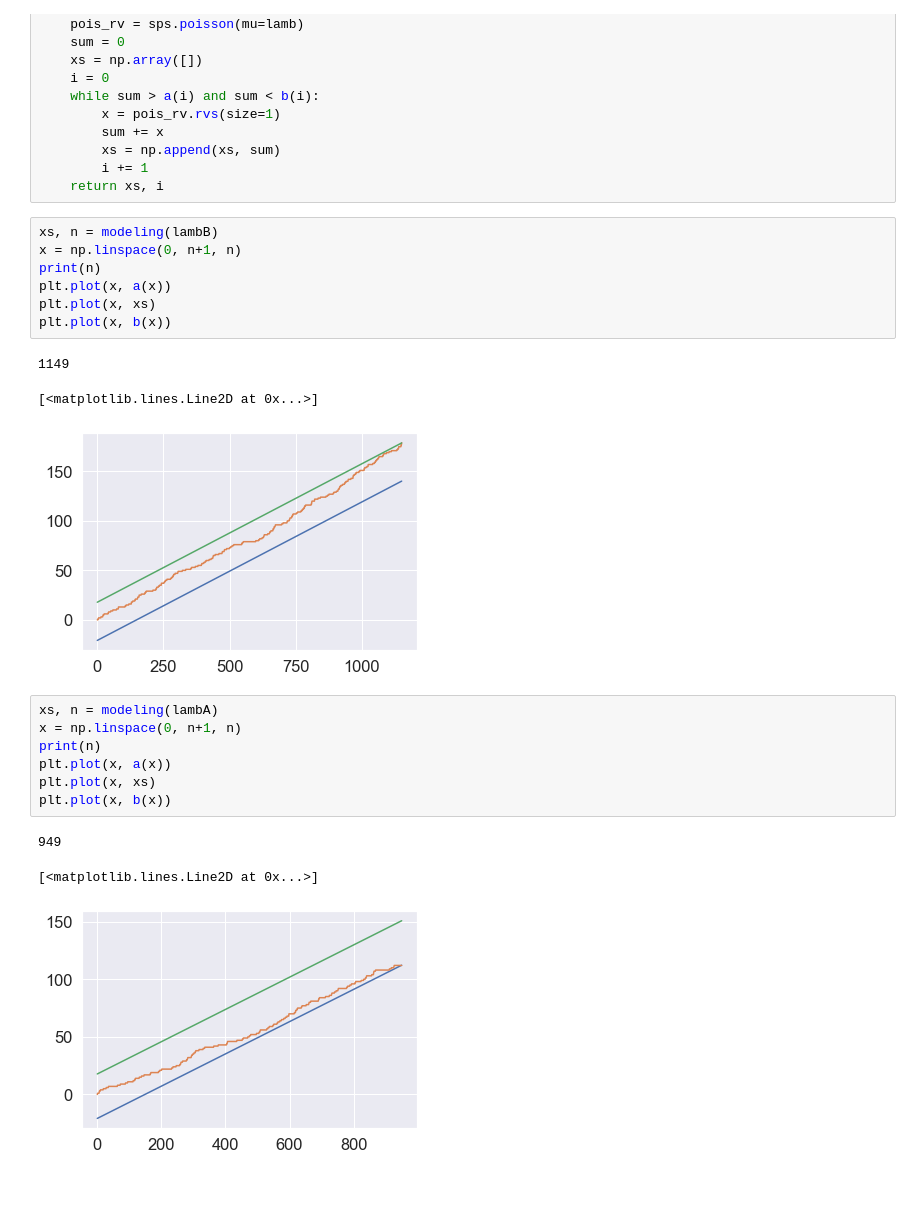
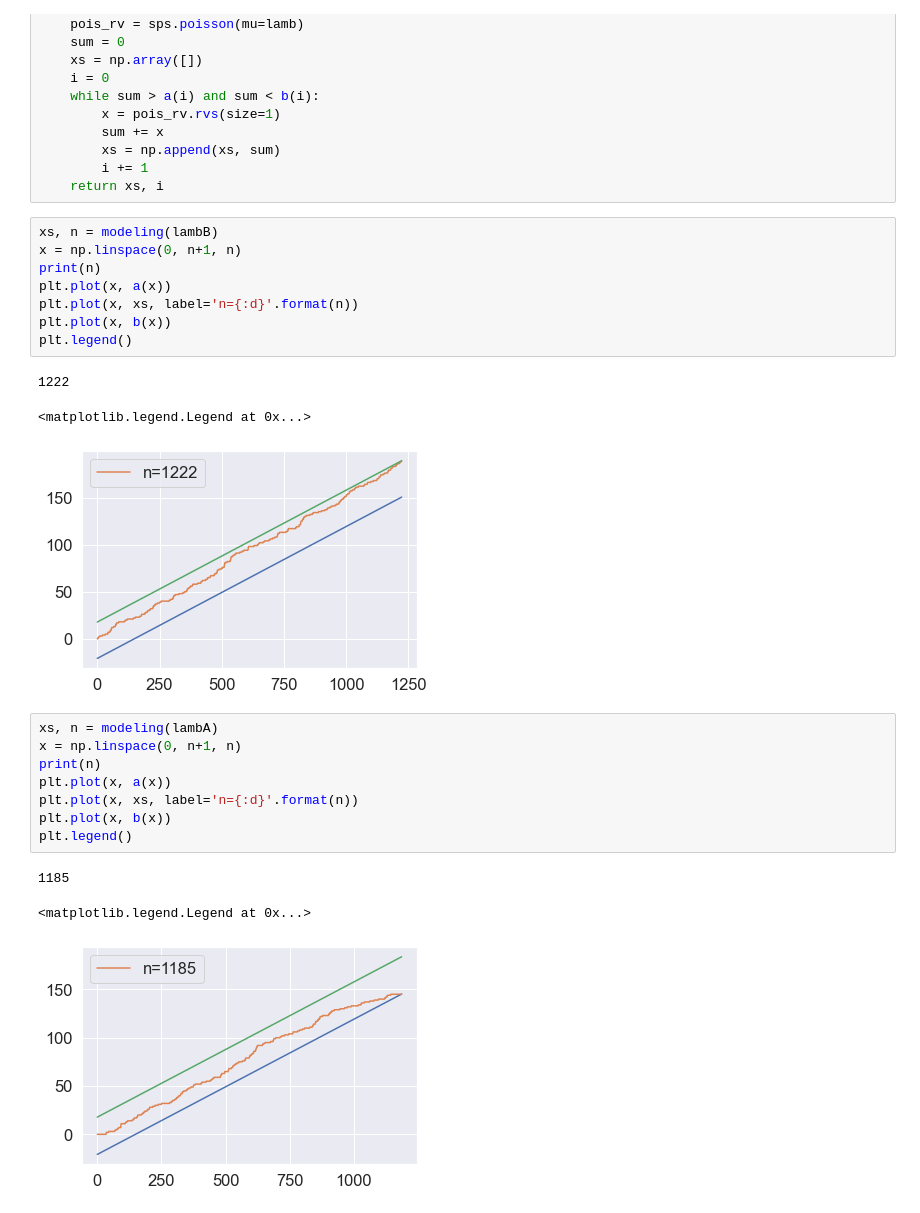
Before and after one commit to rdnply/statistics, a Jupyter notebook: hypotheses.ipynb, the cells around one changed output. Cells and saved outputs as stored; diff of their text form.

```diff
--- a/hypotheses.ipynb
+++ b/hypotheses.ipynb
@@ -99,20 +103,22 @@ xs, n = modeling(lambB)
 x = np.linspace(0, n+1, n)
 print(n)
 plt.plot(x, a(x))
-plt.plot(x, xs)
+plt.plot(x, xs, label='n={:d}'.format(n))
 plt.plot(x, b(x))
+plt.legend()
 # %% [output]
-1149
+1222
-[<matplotlib.lines.Line2D at 0x...>]
+<matplotlib.legend.Legend at 0x...>
-[figure, old version]
+[figure, new version]
 # %%
 xs, n = modeling(lambA)
 x = np.linspace(0, n+1, n)
 print(n)
 plt.plot(x, a(x))
-plt.plot(x, xs)
+plt.plot(x, xs, label='n={:d}'.format(n))
 plt.plot(x, b(x))
+plt.legend()
 # %% [output]
-949
+1185
-[<matplotlib.lines.Line2D at 0x...>]
+<matplotlib.legend.Legend at 0x...>
-[figure, old version]
+[figure, new version]
```
Also changed, not shown: parts of 4 cells of this notebook.
